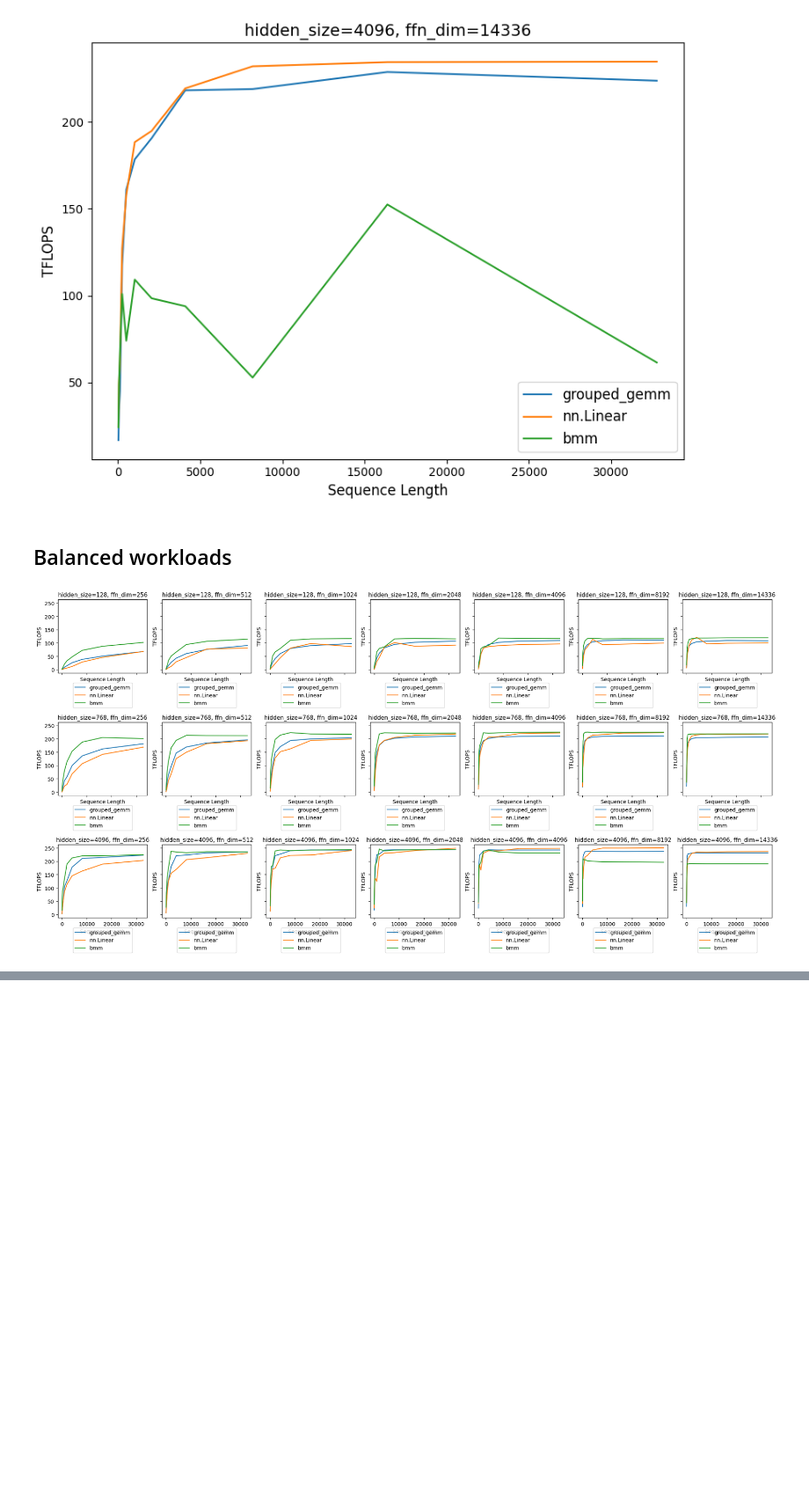
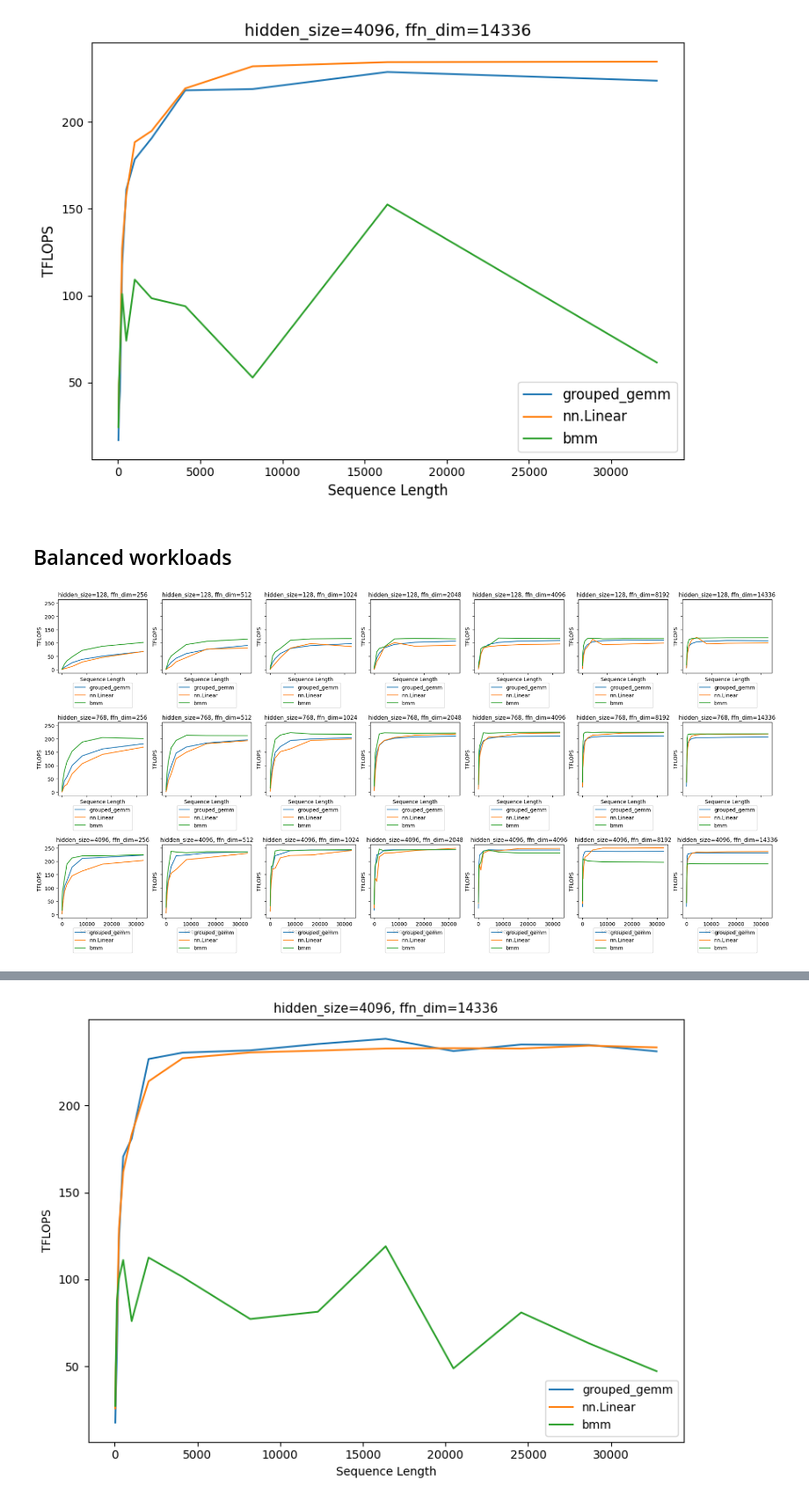
Before and after one commit to jssonx/gemm-kernel-microbenchmark, a Jupyter notebook: perf.ipynb, the cells around one changed output, grey strips where cells are left out. Shown at 88% size. Saved outputs shown, nothing was run; the diff lists cells and outputs as text; code cells hidden in the pictures; blank space fills up the shorter version.

```diff
--- a/perf.ipynb
+++ b/perf.ipynb
@@ -257,0 +394,66 @@ plt.show()
+# %%
+import matplotlib.pyplot as plt
+
+# Read the data file
+with open('perf.txt', 'r') as file:
+    data = file.read()
+
+parts = data.split('-' * 50)
+
+batch_sizes = [1]
+sequence_lengths = [32, 64, 128, 256, 512, 1024, 2048, 4096, 8192, 12288, 16384, 20480, 24576, 28672, 32768]
+hidden_sizes = [4096]
+ffn_dims = [14336]
+
+grouped_gemm_tflops = {}
+nn_linear_tflops = {}
+bmm_tflops = {}
+
+# Traverse each part and extract the relevant information
+for part in parts:
+    lines = part.strip().split('\n')
+    if len(lines) < 10:
+        continue
+
+    params = lines[0].split(':')[1].split(',')
+    batch_size = int(params[0].split('=')[1])
+    sequence_length = int(params[1].split('=')[1])
+    hidden_size = int(params[2].split('=')[1])
+    ffn_dim = int(params[3].split('=')[1])
+
+    if (batch_size, hidden_size, ffn_dim) not in grouped_gemm_tflops:
+        grouped_gemm_tflops[(batch_size, hidden_size, ffn_dim)] = []
+        nn_linear_tflops[(batch_size, hidden_size, ffn_dim)] = []
+        bmm_tflops[(batch_size, hidden_size, ffn_dim)] = []
+
+    for line in lines:
+        if 'TFLOPS (grouped_gemm):' in line:
+            grouped_gemm_tflops[(batch_size, hidden_size, ffn_dim)].append(float(line.split(':')[1]))
+        elif 'TFLOPS (nn.Linear):' in line:
+            nn_linear_tflops[(batch_size, hidden_size, ffn_dim)].append(float(line.split(':')[1]))
+        elif 'TFLOPS (bmm):' in line:
+            bmm_tflops[(batch_size, hidden_size, ffn_dim)].append(float(line.split(':')[1]))
+
+# Create a single subplot for the specified parameter combination
+fig, ax = plt.subplots(figsize=(8, 6))
+
+hidden_size = hidden_sizes[0]
+ffn_dim = ffn_dims[0]
+
+for batch_size in batch_sizes:
+    key = (batch_size, hidden_size, ffn_dim)
+    if key in grouped_gemm_tflops:
+        ax.plot(sequence_lengths[:len(grouped_gemm_tflops[key])], grouped_gemm_tflops[key], label=f'grouped_gemm')
+        ax.plot(sequence_lengths[:len(nn_linear_tflops[key])], nn_linear_tflops[key], label=f'nn.Linear')
+        ax.plot(sequence_lengths[:len(bmm_tflops[key])], bmm_tflops[key], label=f'bmm')
+
+ax.set_title(f'hidden_size={hidden_size}, ffn_dim={ffn_dim}', fontsize=11)
+ax.set_xlabel('Sequence Length')
+ax.set_ylabel('TFLOPS')
+# ax.set_xlim(10000, 30000)
+ax.legend()
+
+plt.tight_layout()
+plt.show()
+# %% [output]
+[figure, added]
```
Also changed, not shown: parts of 5 cells of this notebook, 19 other files.
